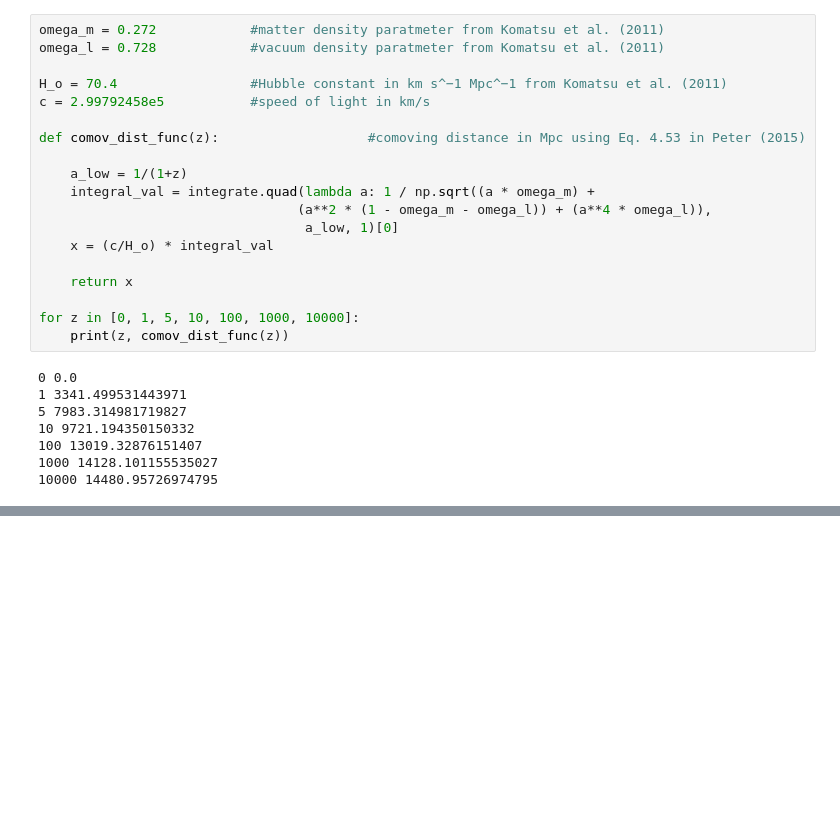
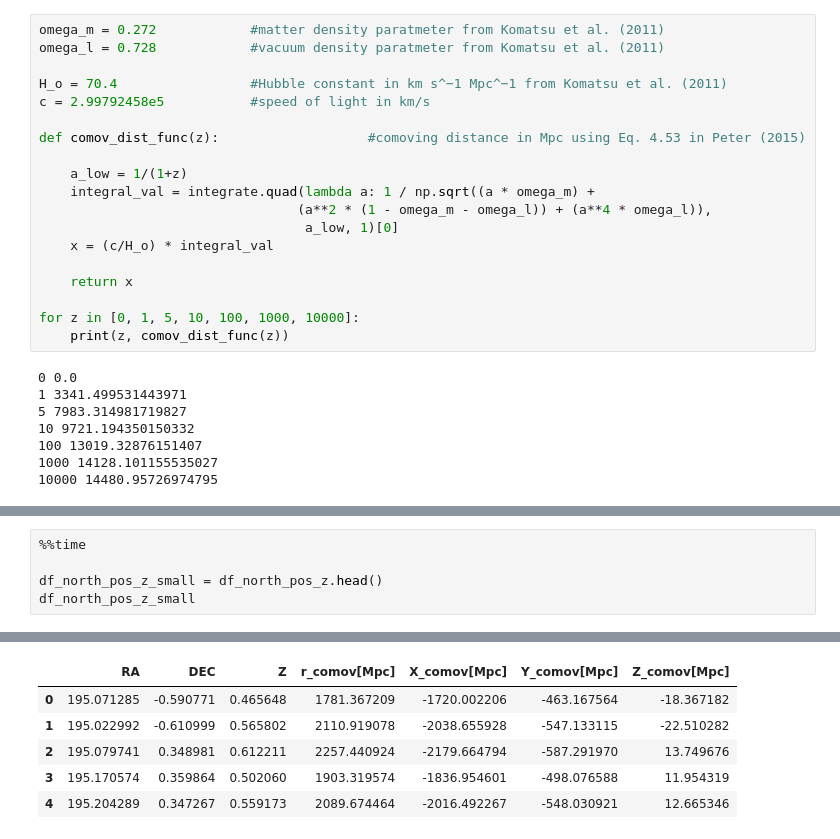
Before and after one commit to awaismirza92/velocity-reconstruction-and-kinetic-SZ, a Jupyter notebook: codes_for_SDSS/SDSS_galaxies_visualization.ipynb, the cells around one changed output, grey strips where cells are left out. Cells and saved outputs as stored; diff of their text form; blank space fills up the shorter version.

```diff
--- a/codes_for_SDSS/SDSS_galaxies_visualization.ipynb
+++ b/codes_for_SDSS/SDSS_galaxies_visualization.ipynb
@@ -158,0 +155,6 @@ Wall time: 1.3 s
+# %%
+%%time
+
+df_north_pos_z_small = df_north_pos_z.head()
+df_north_pos_z_small
+# %% [output]
@@ -158,0 +163,6 @@ Wall time: 1.3 s
+|  | RA | DEC | Z | r_comov[Mpc] | X_comov[Mpc] | Y_comov[Mpc] | Z_comov[Mpc] |
+| 0 | 195.071285 | -0.590771 | 0.465648 | 1781.367209 | -1720.002206 | -463.167564 | -18.367182 |
+| 1 | 195.022992 | -0.610999 | 0.565802 | 2110.919078 | -2038.655928 | -547.133115 | -22.510282 |
+| 2 | 195.079741 | 0.348981 | 0.612211 | 2257.440924 | -2179.664794 | -587.291970 | 13.749676 |
+| 3 | 195.170574 | 0.359864 | 0.502060 | 1903.319574 | -1836.954601 | -498.076588 | 11.954319 |
+| 4 | 195.204289 | 0.347267 | 0.559173 | 2089.674464 | -2016.492267 | -548.030921 | 12.665346 |
```
Also changed, not shown: parts of 20 cells of this notebook.
